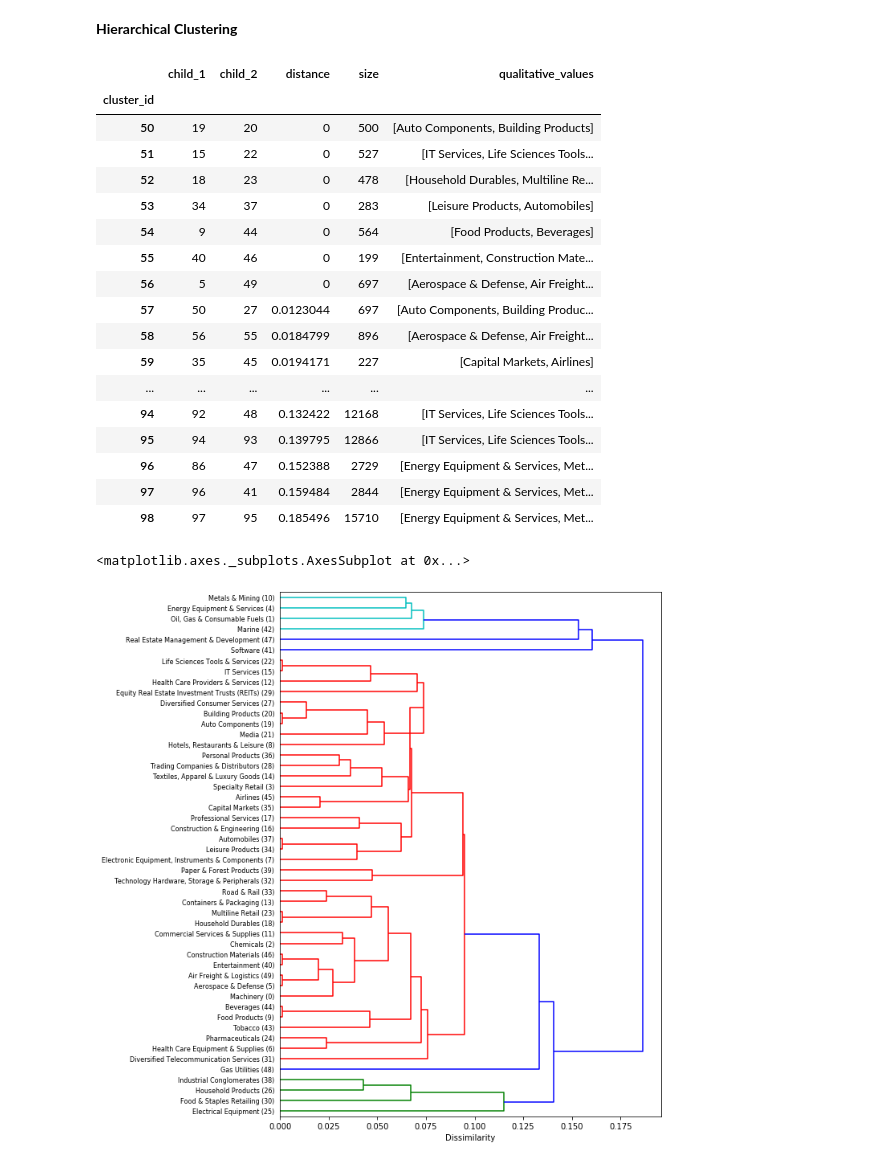
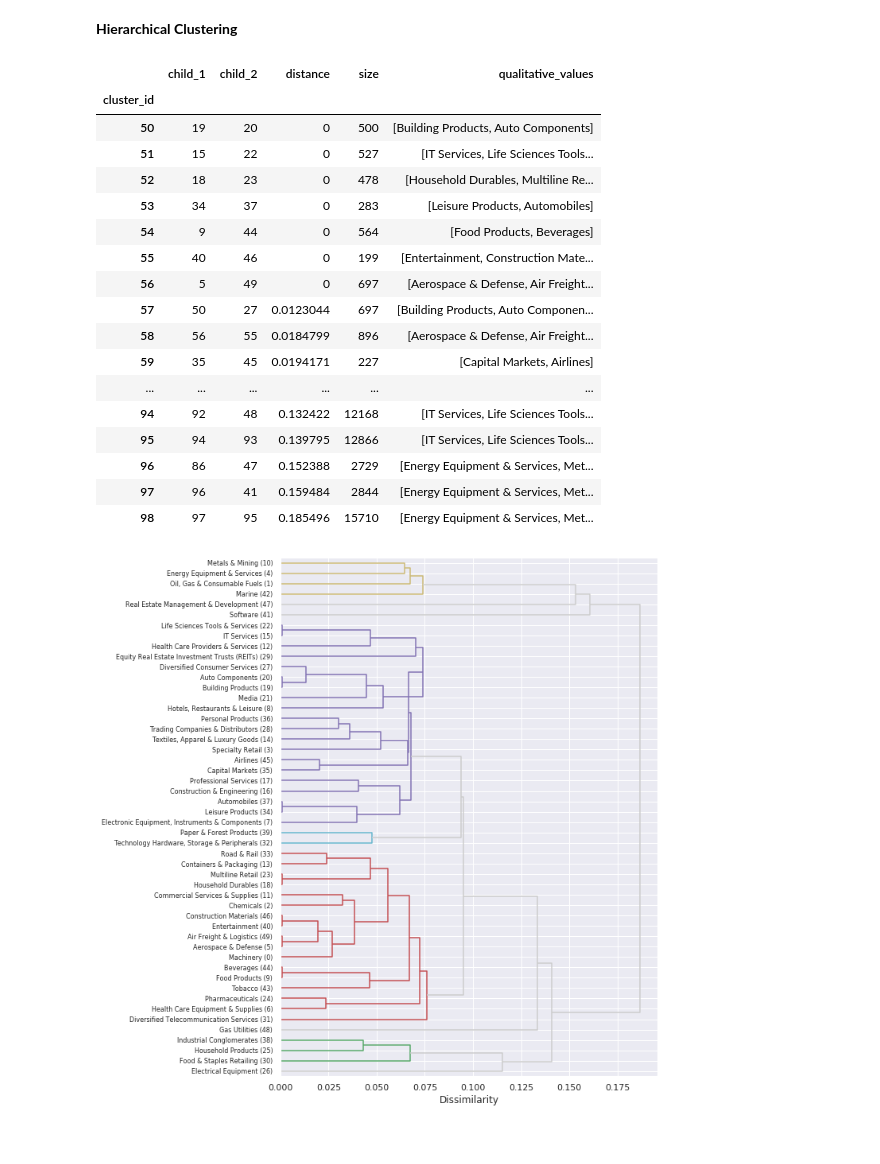
Before and after one commit to diogoseca/qualitative-clustering, a Jupyter notebook: notebooks/2. Clustering Company Industries.ipynb, the cells around one changed output. Cells and saved outputs as stored; diff of their text form; code cells hidden in the pictures.

Commit message:
Updated plots and added an article draft

```diff
--- a/notebooks/2. Clustering Company Industries.ipynb
+++ b/notebooks/2. Clustering Company Industries.ipynb
@@ -9,7 +9,7 @@ cd ..
 # %%
 import pandas as pd
 
-data = pd.read_csv("../data/stocks.csv")
+data = pd.read_csv("data/stocks.csv")
 data
 # %% [output]
 |  | year | ticker | returns_yoy | returns_mean | returns_std | returns_kurt | returns_skew | ... |
@@ -53,8 +53,7 @@ data = data[data.gics_industry.isin(top50.index)]
 # standardize data
 quantitative_vars = data.select_dtypes('number').columns
 quantitative_data = data.loc[:, quantitative_vars]
-quantitative_data = (quantitative_data - quantitative_data.mean()) / quantitative_data.std()
-data.loc[:, quantitative_vars] = quantitative_data
+data.loc[:, quantitative_vars] = (quantitative_data - quantitative_data.mean()) / quantitative_data.std()
 data
 # %% [output]
 A value is trying to be set on a copy of a slice from a DataFrame.
@@ -99,3 +98,13 @@ dmatrix
 | Gas Utilities | 0.152063 | 0.215910 | 0.130617 | 0.175954 | 0.260341 | ... |
 | Air Freight & Logistics | 0.049518 | 0.169017 | 0.064013 | 0.094826 | 0.200680 | ... |
 50 rows × 50 columns
+# %%
+import matplotlib.pyplot as plt
+import seaborn as sns
+sns.set()
+
+fig, ax = plt.subplots(figsize=(30,30))
+cbar_kws = cbar_kws={"shrink": .8, "label":"Distance"}
+sns.heatmap(dmatrix, ax=ax, vmin=0, square=True, cmap='Blues', cbar_kws=cbar_kws)
+fig.axes[-1].yaxis.label.set_size(23)
+fig.axes[-1].tick_params(labelsize=18)
@@ -123,14 +134,14 @@ linkage
 # %% [output]
 |  | child_1 | child_2 | distance | size | qualitative_values |
 | cluster_id |  |  |  |  |  |
-| 50 | 19 | 20 | 0 | 500 | [Auto Components, Building Products] |
+| 50 | 19 | 20 | 0 | 500 | [Building Products, Auto Components] |
 | 51 | 15 | 22 | 0 | 527 | [IT Services, Life Sciences Tools... |
 | 52 | 18 | 23 | 0 | 478 | [Household Durables, Multiline Re... |
 | 53 | 34 | 37 | 0 | 283 | [Leisure Products, Automobiles] |
 | 54 | 9 | 44 | 0 | 564 | [Food Products, Beverages] |
 | 55 | 40 | 46 | 0 | 199 | [Entertainment, Construction Mate... |
 | 56 | 5 | 49 | 0 | 697 | [Aerospace & Defense, Air Freight... |
-| 57 | 50 | 27 | 0.0123044 | 697 | [Auto Components, Building Produc... |
+| 57 | 50 | 27 | 0.0123044 | 697 | [Building Products, Auto Componen... |
 | 58 | 56 | 55 | 0.0184799 | 896 | [Aerospace & Defense, Air Freight... |
 | 59 | 35 | 45 | 0.0194171 | 227 | [Capital Markets, Airlines] |
 | ... | ... | ... | ... | ... | ... |
@@ -140,7 +151,6 @@ linkage
 | 97 | 96 | 41 | 0.159484 | 2844 | [Energy Equipment & Services, Met... |
 | 98 | 97 | 95 | 0.185496 | 15710 | [Energy Equipment & Services, Met... |
 # %%
-plot_dendrogram(initial_clusters, linkage)
+plot_dendrogram(initial_clusters, linkage, color_threshold=0.09, above_threshold_color='#CCCCCC');
 # %% [output]
-<matplotlib.axes._subplots.AxesSubplot at 0x...>
-[figure, old version]
+[figure, new version]
```
Also changed, not shown: parts of 2 cells of this notebook, 3 other files.
